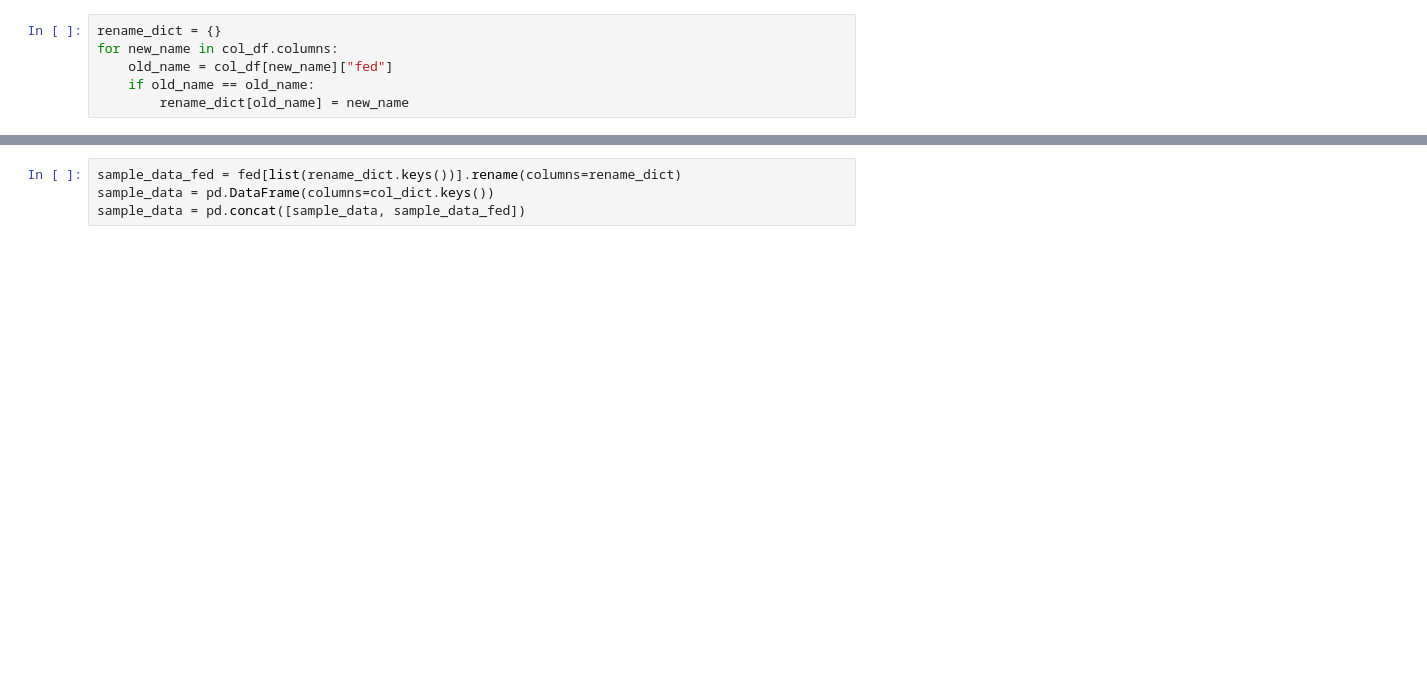
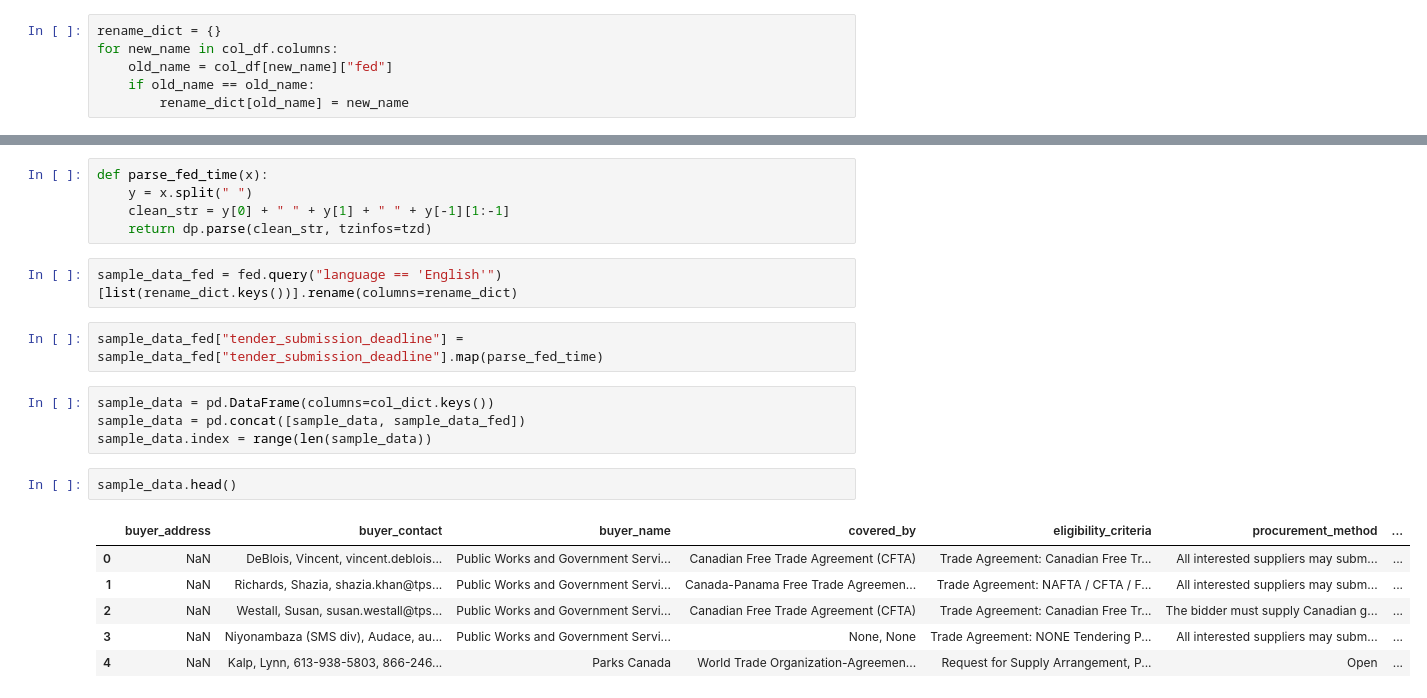
Before and after one commit to cds-snc/single-point-of-access-data, a Jupyter notebook: python/data_wrangling.ipynb, the cells around one changed output, grey strips where cells are left out. Cells and saved outputs as stored; diff of their text form; blank space fills up the shorter version.

```diff
--- a/python/data_wrangling.ipynb
+++ b/python/data_wrangling.ipynb
@@ -23,4 +78,22 @@ for new_name in col_df.columns:
+# %%
+def parse_fed_time(x):
+    y = x.split(" ")
+    clean_str = y[0] + " " + y[1] + " " + y[-1][1:-1]
+    return dp.parse(clean_str, tzinfos=tzd)
+# %%
+sample_data_fed = fed.query("language == 'English'")[list(rename_dict.keys())].rename(columns=rename_dict)
+# %%
+sample_data_fed["tender_submission_deadline"] = sample_data_fed["tender_submission_deadline"].map(parse_fed_time)
 # %%
-sample_data_fed = fed[list(rename_dict.keys())].rename(columns=rename_dict)
 sample_data = pd.DataFrame(columns=col_dict.keys())
 sample_data = pd.concat([sample_data, sample_data_fed])
+sample_data.index = range(len(sample_data))
+# %%
+sample_data.head()
+# %% [output]
+|  | buyer_address | buyer_contact | buyer_name | covered_by | eligibility_criteria | procurement_method | ... |
+| 0 | NaN | DeBlois, Vincent, vincent.deblois... | Public Works and Government Servi... | Canadian Free Trade Agreement (CFTA) | Trade Agreement: Canadian Free Tr... | All interested suppliers may subm... | ... |
+| 1 | NaN | Richards, Shazia, shazia.khan@tps... | Public Works and Government Servi... | Canada-Panama Free Trade Agreemen... | Trade Agreement: NAFTA / CFTA / F... | All interested suppliers may subm... | ... |
+| 2 | NaN | Westall, Susan, susan.westall@tps... | Public Works and Government Servi... | Canadian Free Trade Agreement (CFTA) | Trade Agreement: Canadian Free Tr... | The bidder must supply Canadian g... | ... |
+| 3 | NaN | Niyonambaza (SMS div), Audace, au... | Public Works and Government Servi... | None, None | Trade Agreement: NONE Tendering P... | All interested suppliers may subm... | ... |
+| 4 | NaN | Kalp, Lynn, 613-938-5803, 866-246... | Parks Canada | World Trade Organization-Agreemen... | Request for Supply Arrangement, P... | Open | ... |
```
Also changed, not shown: parts of 5 cells of this notebook, 2 other files.
